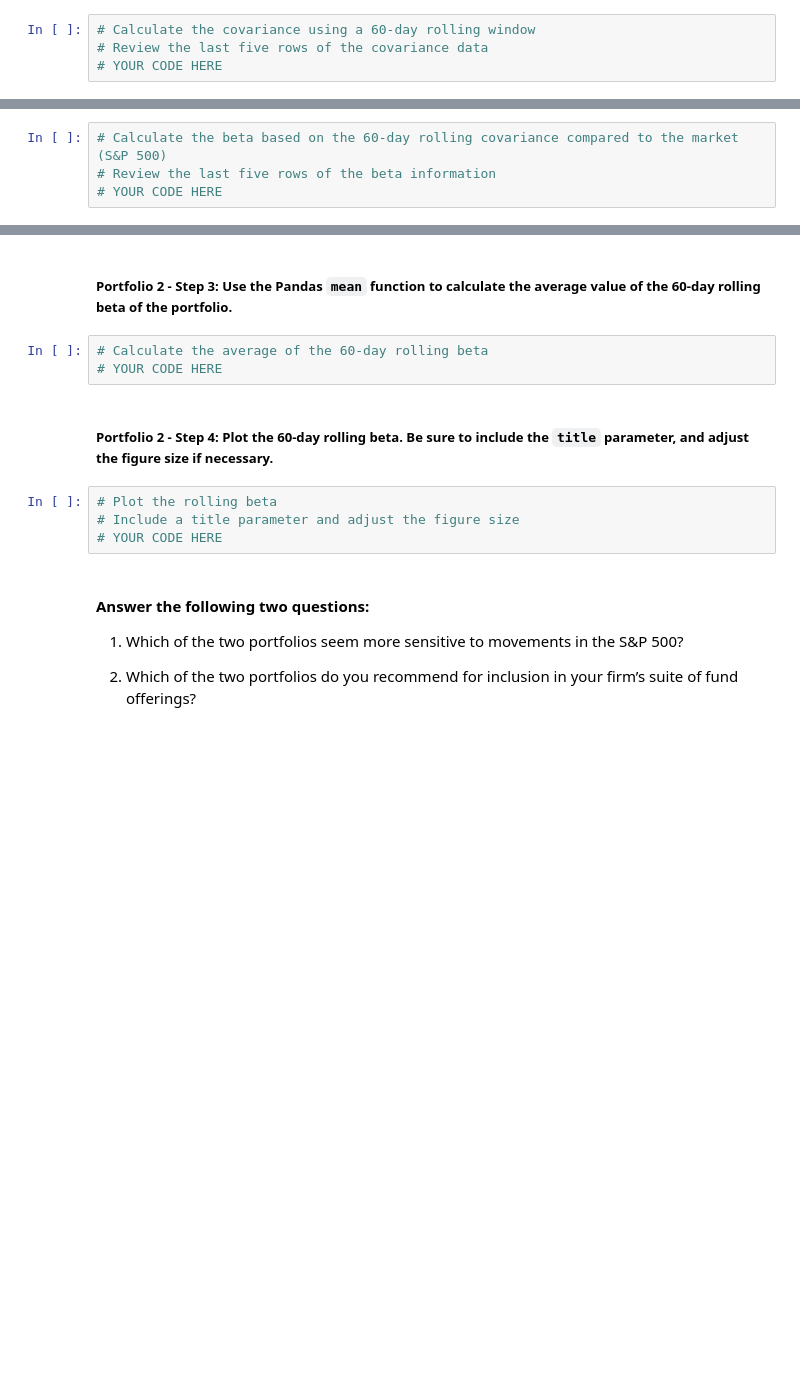
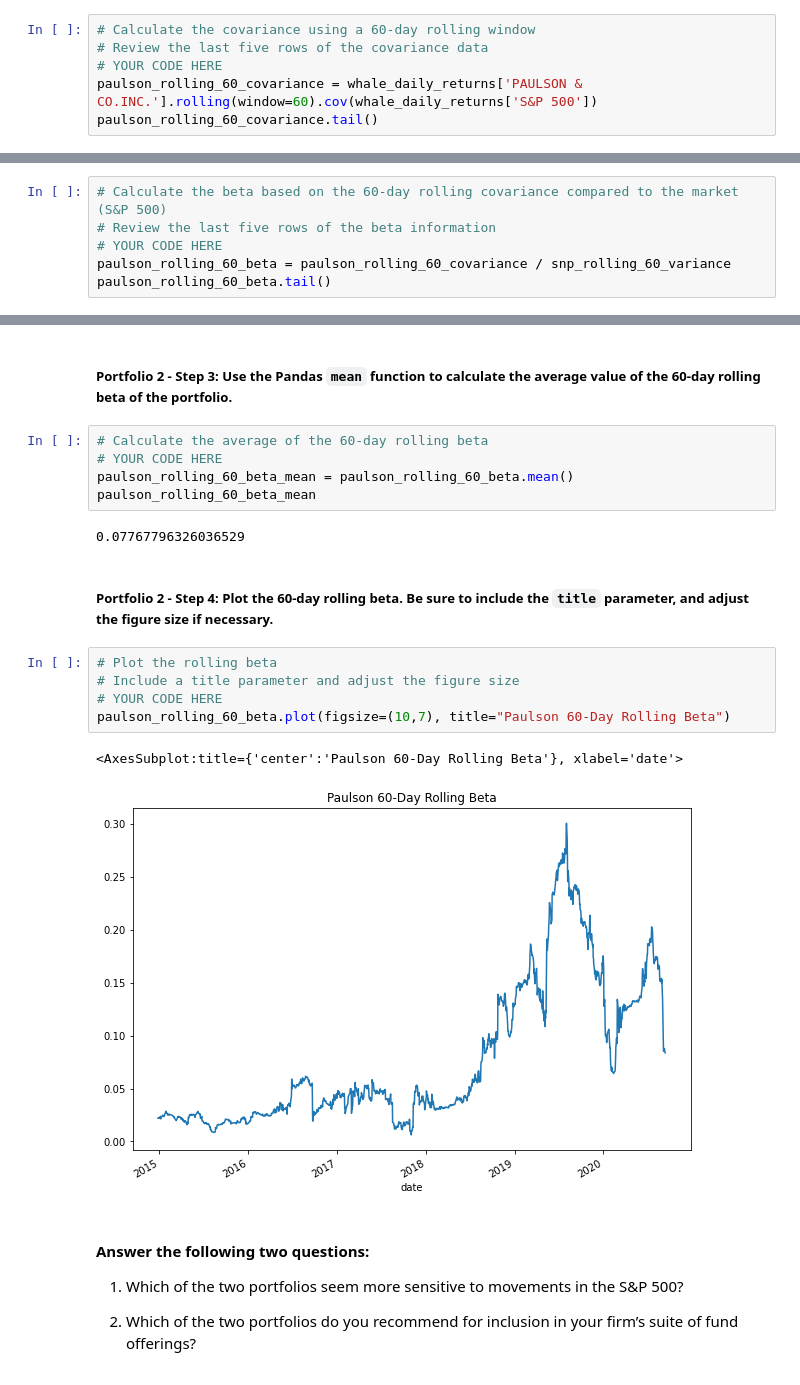
Before and after one commit to akshy2/Mod4-Analysis, a Jupyter notebook: Starter_Code/risk_return_analysis.ipynb, the cells around one changed output, grey strips where cells are left out. Saved outputs shown, nothing was run; the diff lists cells and outputs as text; blank space fills up the shorter version.

```diff
--- a/Starter_Code/risk_return_analysis.ipynb
+++ b/Starter_Code/risk_return_analysis.ipynb
@@ -405,3 +443,5 @@ Your analysis is nearing completion. Now, you need to evaluate how the portfolio
 # Calculate the covariance using a 60-day rolling window
 # Review the last five rows of the covariance data
 # YOUR CODE HERE
+paulson_rolling_60_covariance = whale_daily_returns['PAULSON & CO.INC.'].rolling(window=60).cov(whale_daily_returns['S&P 500'])
+paulson_rolling_60_covariance.tail()
@@ -411,3 +459,5 @@ Your analysis is nearing completion. Now, you need to evaluate how the portfolio
 # Calculate the beta based on the 60-day rolling covariance compared to the market (S&P 500)
 # Review the last five rows of the beta information
 # YOUR CODE HERE
+paulson_rolling_60_beta = paulson_rolling_60_covariance / snp_rolling_60_variance
+paulson_rolling_60_beta.tail()
@@ -416,12 +474,20 @@ Your analysis is nearing completion. Now, you need to evaluate how the portfolio
 # %%
 # Calculate the average of the 60-day rolling beta
 # YOUR CODE HERE
+paulson_rolling_60_beta_mean = paulson_rolling_60_beta.mean()
+paulson_rolling_60_beta_mean
+# %% [output]
+0.07767796326036529
 # %% [markdown]
 ##### Portfolio 2 - Step 4: Plot the 60-day rolling beta. Be sure to include the `title` parameter, and adjust the figure size if necessary.
 # %%
 # Plot the rolling beta
 # Include a title parameter and adjust the figure size
 # YOUR CODE HERE
+paulson_rolling_60_beta.plot(figsize=(10,7), title="Paulson 60-Day Rolling Beta")
+# %% [output]
+<AxesSubplot:title={'center':'Paulson 60-Day Rolling Beta'}, xlabel='date'>
+[figure, added]
 # %% [markdown]
 #### Answer the following two questions:
 
```
Also changed, not shown: parts of 9 cells of this notebook.
